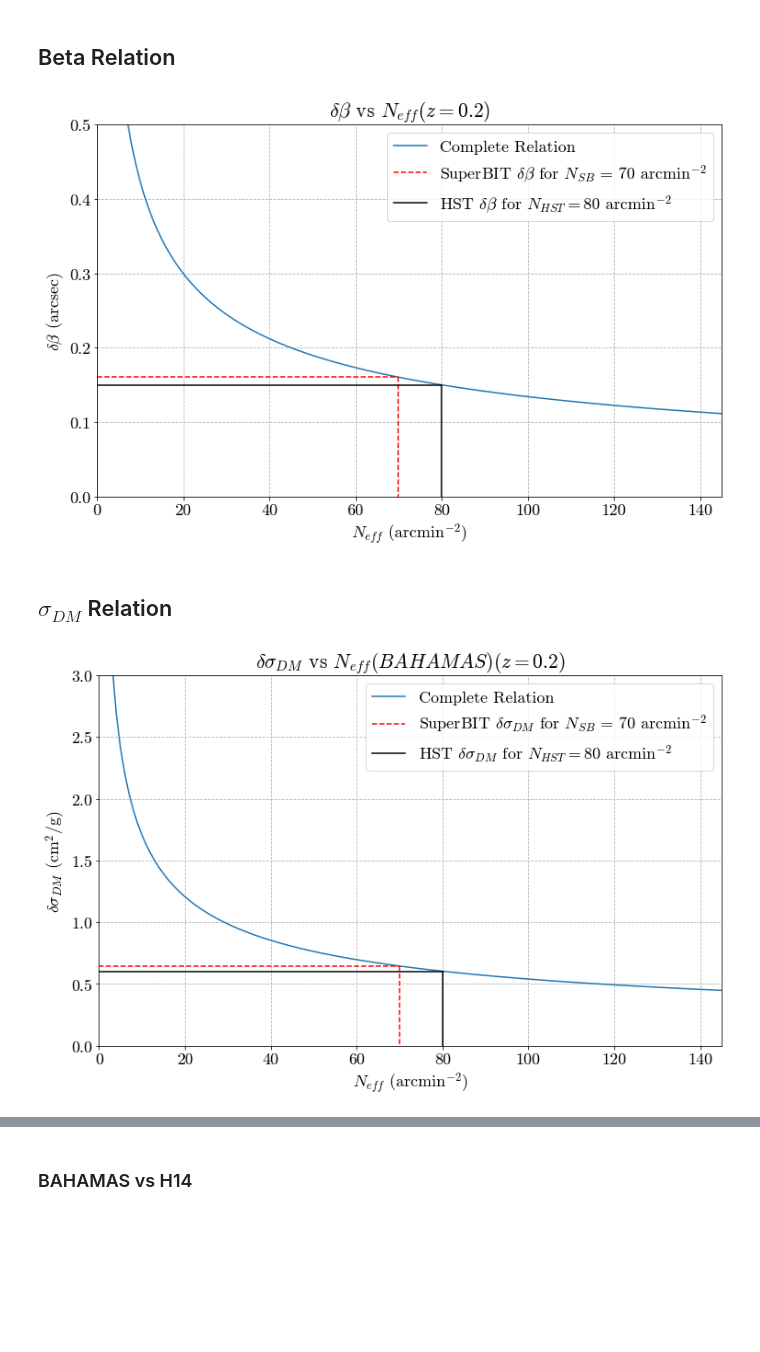
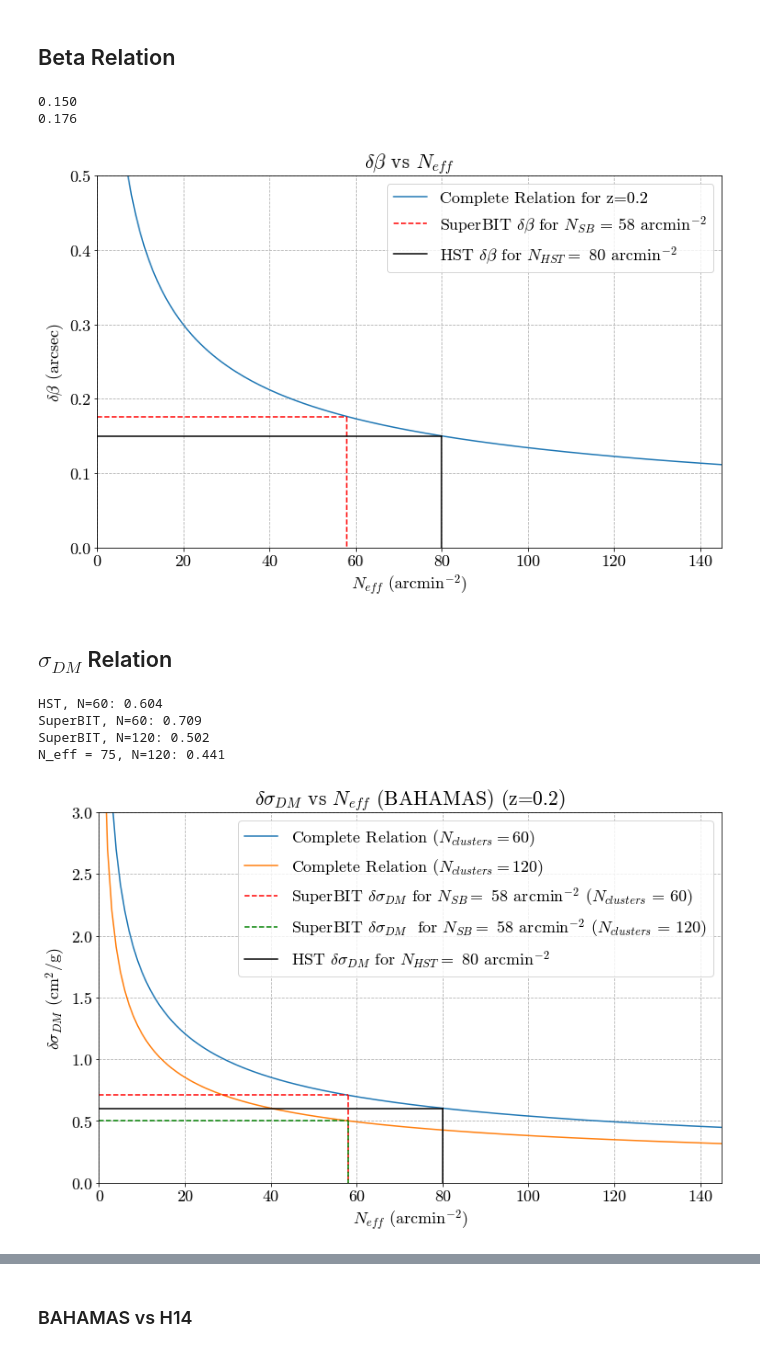
Before and after one commit to veome22/superbit_neff, a Jupyter notebook: sidm_uncertainty.ipynb, the cells around one changed output, grey strips where cells are left out. Saved outputs shown, nothing was run; the diff lists cells and outputs as text; code cells hidden in the pictures; blank space fills up the shorter version.

```diff
--- a/sidm_uncertainty.ipynb
+++ b/sidm_uncertainty.ipynb
@@ -66,7 +66,7 @@ $$
 # Function Implementation
 # %%
 n_hst = 80 #arcmin^-2
-n_sb = 70 #arcmin^-2
+n_sb = 58 #arcmin^-2
 delta_i = 0.06
 delta_hst = 0.14 #for N = 80 arcmin^-2
 # %%
@@ -213,31 +227,39 @@ d_beta_sb_all = np.zeros(len(n_sb_all))
 for i in range(len(n_sb_all)):
     d_beta_sb_all[i] = beta_uncertainty(d_beta_hst, delta_i, delta_hst, n_hst, n_sb_all[i])
 
-# beta uncertainty for N_sb = 70
-d_beta_sb_70 = beta_uncertainty(d_beta_hst, delta_i, delta_hst, n_hst, 70)
+# beta uncertainty for N_sb
+d_beta_sb_70 = beta_uncertainty(d_beta_hst, delta_i, delta_hst, n_hst, n_sb)
 # %%
 # Plot
 plt.figure(figsize=(10,6))
 plt.grid(linestyle='--')
 plt.tight_layout(pad=0)
 
-plt.plot(n_sb_all, d_beta_sb_all, label="Complete Relation")
+plt.plot(n_sb_all, d_beta_sb_all, label="Complete Relation for z=0.2")
 
-plt.plot([0, 70], [d_beta_sb_70, d_beta_sb_70], 'r--', label='SuperBIT $\delta \\beta$ for $N_{SB}$ = 70 arcmin$^{-2}$')
-plt.plot([70, 70], [d_beta_sb_70, 0], 'r--')
+plt.plot([0, n_sb], [d_beta_sb_70, d_beta_sb_70], 'r--', label='SuperBIT $\delta \\beta$ for $N_{SB}$ = %i arcmin$^{-2}$'%(n_sb))
+plt.plot([n_sb, n_sb], [d_beta_sb_70, 0], 'r--')
 
-plt.plot([0, 80], [d_beta_hst, d_beta_hst], 'k-', label='HST $\delta \\beta$ for $N_{HST} = 80$ arcmin$^{-2}$')
-plt.plot([80, 80], [d_beta_hst, 0], 'k-')
+plt.plot([0, n_hst], [d_beta_hst, d_beta_hst], 'k-', label='HST $\delta \\beta$ for $N_{HST} = $ %i arcmin$^{-2}$'%(n_hst))
+plt.plot([n_hst, n_hst], [d_beta_hst, 0], 'k-')
 
-plt.title("$\delta \\beta$ vs $N_{eff} (z=0.2)$")
+plt.title("$\delta \\beta$ vs $N_{eff}$")
 plt.xlabel("$N_{eff}$ (arcmin$^{-2}$)")
 plt.ylabel("$\delta \\beta$ (arcsec)")
 plt.legend()
 plt.xlim(0, 145)
 plt.ylim(0, 0.5)
+
+# plt.savefig("delta_beta_vs_neff.png", bbox_inches='tight')
+
+print("{:.3f}".format(d_beta_hst))
+print("{:.3f}".format(d_beta_sb_70))
+
 plt.show()
 # %% [output]
+0.150
+0.176
-[figure, old version]
+[figure, new version]
 # %% [markdown]
 ## $\sigma_{DM}$ Relation
 # %%
@@ -259,27 +281,50 @@ for i in range(len(n_sb_all)):
 d_dm_hst_bahamas, d_dm_sb_bahamas_70 = beta_to_sigma_dm_bahamas(d_beta_hst, d_beta_sb_70)
+# %%
+d_beta_sb_75 = beta_uncertainty(d_beta_hst, delta_i, delta_hst, n_hst, 75)
+d_dm_hst_bahamas, d_dm_sb_bahamas_75 = beta_to_sigma_dm_bahamas(d_beta_hst, d_beta_sb_75)
 # %%
 # Plot
 plt.figure(figsize=(10,6))
 plt.grid(linestyle='--')
 plt.tight_layout(pad=0)
 
-plt.plot(n_sb_all, d_dm_sb_bahamas_all, label="Complete Relation")
+plt.plot(n_sb_all, d_dm_sb_bahamas_all, label="Complete Relation ($N_{clusters} = 60$)")
+plt.plot(n_sb_all, d_dm_sb_bahamas_all* 1/np.sqrt(2), label="Complete Relation ($N_{clusters} = 120$)")
 
-plt.plot([0, 70], [d_dm_sb_bahamas_70, d_dm_sb_bahamas_70], 'r--', label='SuperBIT $\delta \\sigma_{DM}$ for $N_{SB}$ = 70 arcmin$^{-2}$')
-plt.plot([70, 70], [d_dm_sb_bahamas_70, 0], 'r--')
+plt.plot([0, n_sb], [d_dm_sb_bahamas_70, d_dm_sb_bahamas_70], 'r--', label='SuperBIT $\delta \\sigma_{DM}$ for $N_{SB} = $ %i arcmin$^{-2}$ ($N_{clusters}$ = 60)'%(n_sb))
+plt.plot([n_sb, n_sb], [d_dm_sb_bahamas_70, 0], 'r--')
 
-plt.plot([0, 80], [d_dm_hst_bahamas, d_dm_hst_bahamas], 'k-', label='HST $\delta \\sigma_{DM}$ for $N_{HST} = 80$ arcmin$^{-2}$')
-plt.plot([80, 80], [d_dm_hst_bahamas, 0], 'k-')
+plt.plot([0, n_sb], [d_dm_sb_bahamas_70* 1/np.sqrt(2), d_dm_sb_bahamas_70* 1/np.sqrt(2)], 'g--', label='SuperBIT $\delta \\sigma_{DM}$  for $N_{SB} =$ %i arcmin$^{-2}$ ($N_{clusters}$ = 120)'%(n_sb))
+plt.plot([n_sb, n_sb], [d_dm_sb_bahamas_70* 1/np.sqrt(2), 0], 'g--')
 
-plt.title("$\delta \\sigma_{DM}$ vs $N_{eff} (BAHAMAS) (z=0.2)$")
+
+
+plt.plot([0, n_hst], [d_dm_hst_bahamas, d_dm_hst_bahamas], 'k-', label='HST $\delta \\sigma_{DM}$ for $N_{HST} =$ %i arcmin$^{-2}$'%(n_hst))
+plt.plot([n_hst, n_hst], [d_dm_hst_bahamas, 0], 'k-')
+
+plt.title("$\delta \\sigma_{DM}$ vs $N_{eff}$ (BAHAMAS) (z=0.2)")
 plt.xlabel("$N_{eff}$ (arcmin$^{-2}$)")
 plt.ylabel("$\delta \\sigma_{DM}$ (cm$^2$/g)")
 plt.legend()
 plt.xlim(0, 145)
 plt.ylim(0, 3)
+
+# plt.savefig("delta_sigma_bahamas_120_vs_neff.png", bbox_inches='tight')
+
+print("HST, N=60: {:.3f}".format(d_dm_hst_bahamas))
+print("SuperBIT, N=60: {:.3f}".format(d_dm_sb_bahamas_70))
+print("SuperBIT, N=120: {:.3f}".format(d_dm_sb_bahamas_70* 1/np.sqrt(2)))
+print("N_eff = 75, N=120: {:.3f}".format(d_dm_sb_bahamas_75* 1/np.sqrt(2)))
+
+
+
 plt.show()
 # %% [output]
+HST, N=60: 0.604
+SuperBIT, N=60: 0.709
+SuperBIT, N=120: 0.502
+N_eff = 75, N=120: 0.441
-[figure, old version]
+[figure, new version]
 # %%
 # H14 MODEL
 n_hst = 80 #arcmin^-2
```
Also changed, not shown: parts of 23 cells of this notebook.
